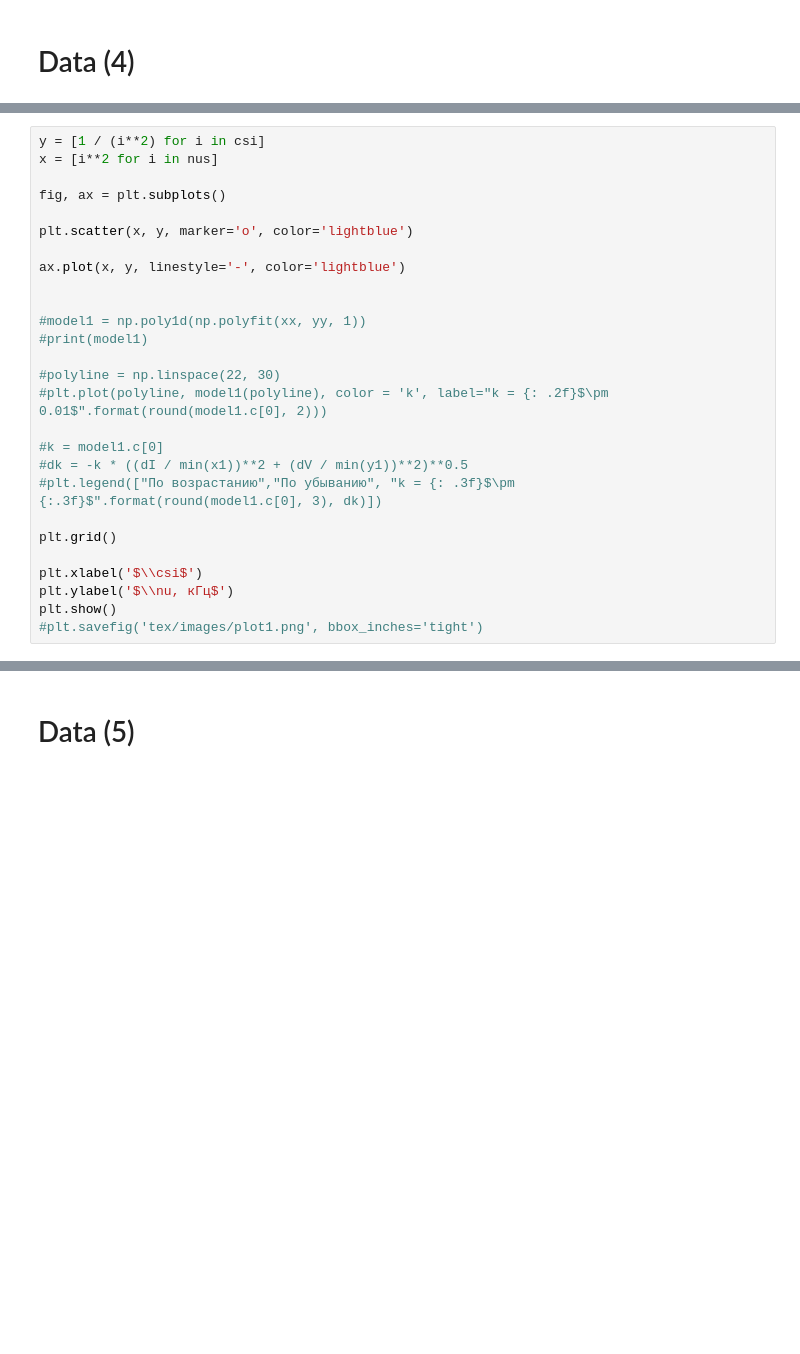
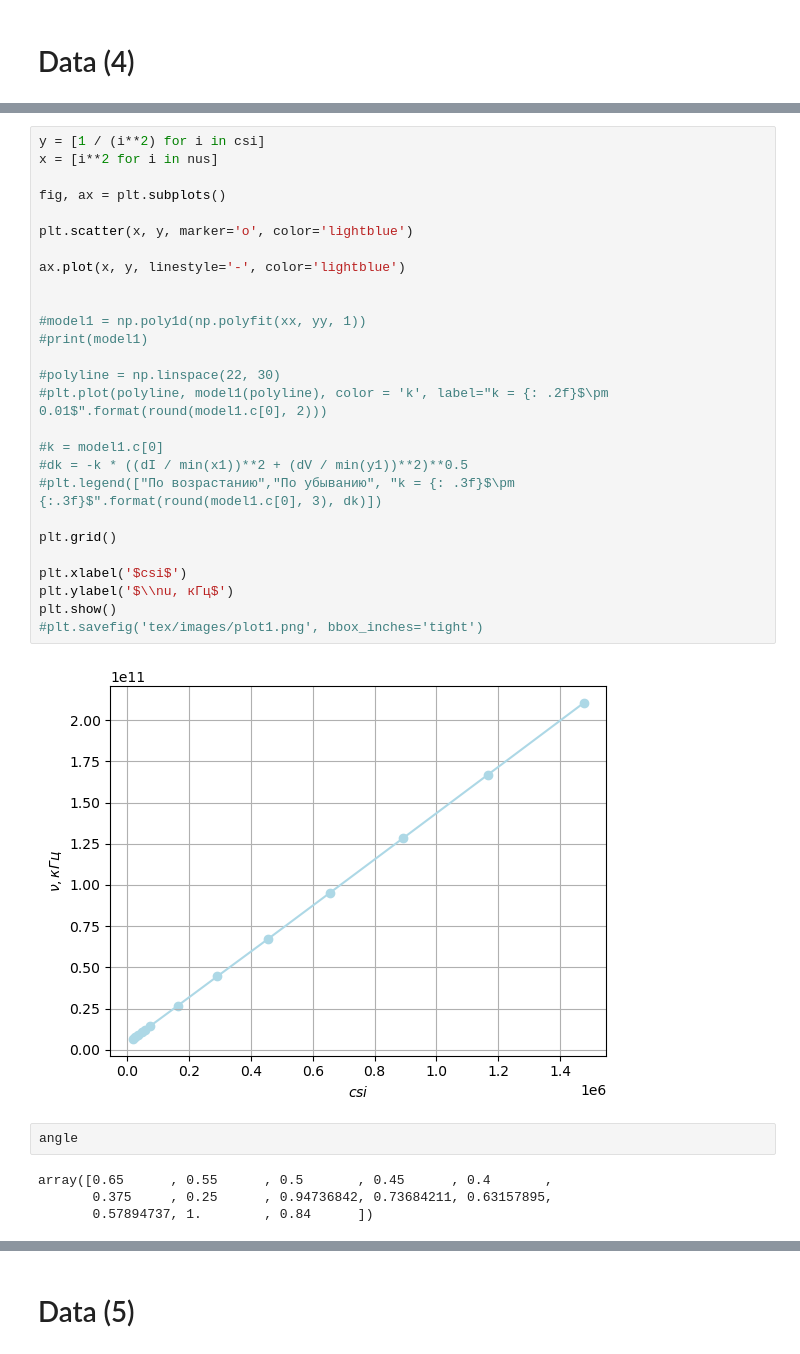
Before and after one commit to juliaProjorlivy/laba, a Jupyter notebook: 3_sem/laba_3.7.1/3.7.1.ipynb, the cells around one changed output, grey strips where cells are left out. Cells and saved outputs as stored; diff of their text form; blank space fills up the shorter version.

```diff
--- a/3_sem/laba_3.7.1/3.7.1.ipynb
+++ b/3_sem/laba_3.7.1/3.7.1.ipynb
@@ -70,30 +105,38 @@ array([0.05, 0.06, 0.07, 0.08, 0.09, 0.1 , 0.15, 0.2 , 0.25, 0.3 , 0.35,
 # %%
 y = [1 / (i**2) for i in csi]
 x = [i**2 for i in nus]
 
 fig, ax = plt.subplots()
 
 plt.scatter(x, y, marker='o', color='lightblue')
 
 ax.plot(x, y, linestyle='-', color='lightblue')
 
 
 #model1 = np.poly1d(np.polyfit(xx, yy, 1))
 #print(model1)
 
 #polyline = np.linspace(22, 30)
 #plt.plot(polyline, model1(polyline), color = 'k', label="k = {: .2f}$\pm 0.01$".format(round(model1.c[0], 2)))
 
 #k = model1.c[0]
 #dk = -k * ((dI / min(x1))**2 + (dV / min(y1))**2)**0.5
 #plt.legend(["По возрастанию","По убыванию", "k = {: .3f}$\pm {:.3f}$".format(round(model1.c[0], 3), dk)])
 
 plt.grid()
 
-plt.xlabel('$\\csi$')
+plt.xlabel('$csi$')
 plt.ylabel('$\\nu, кГц$')
 plt.show()
 #plt.savefig('tex/images/plot1.png', bbox_inches='tight')
+# %% [output]
+[figure, added]
+# %%
+angle
+# %% [output]
+array([0.65      , 0.55      , 0.5       , 0.45      , 0.4       ,
+       0.375     , 0.25      , 0.94736842, 0.73684211, 0.63157895,
+       0.57894737, 1.        , 0.84      ])
 # %%
 y = [math.tan(i) for i in angle]
 x = nus
```
Also changed, not shown: parts of 11 cells of this notebook.
